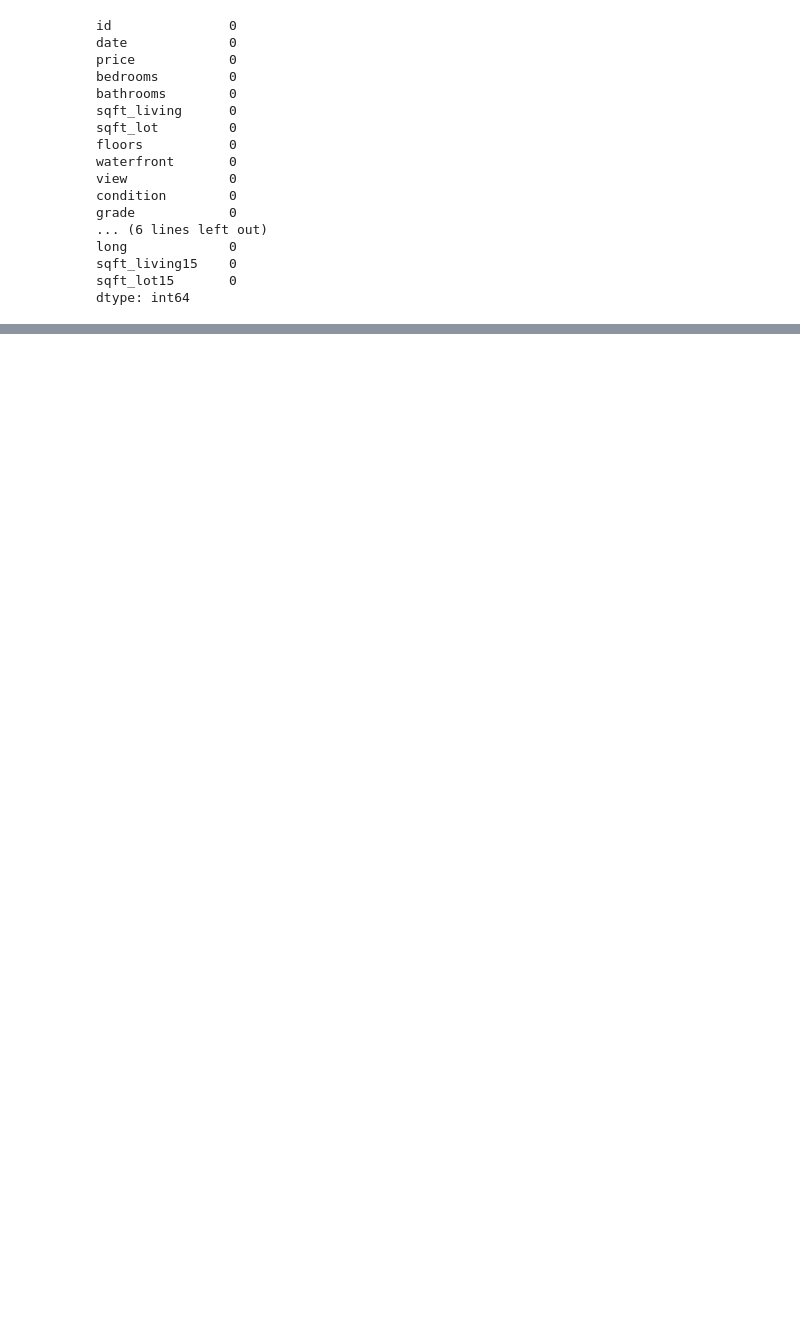
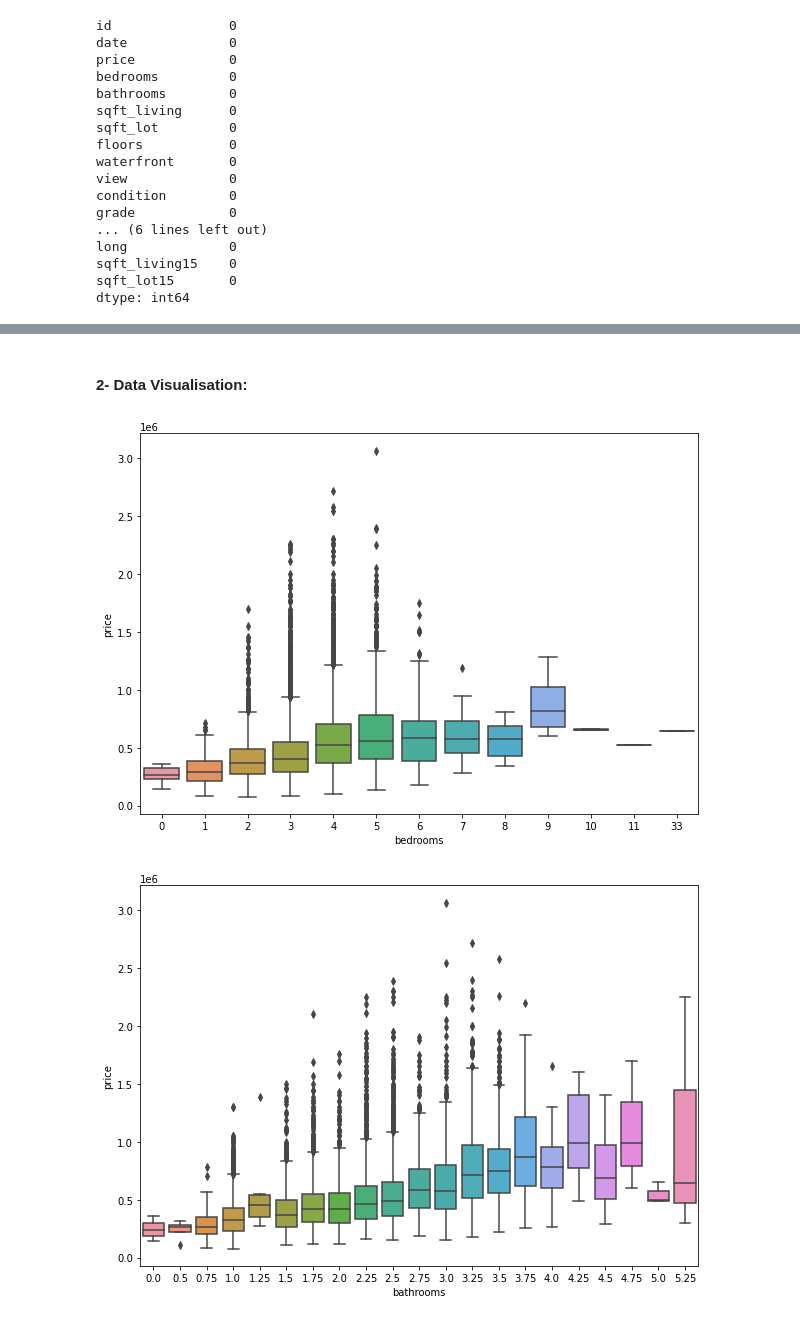
Before and after one commit to ziadhegazi/Intro-to-Artifictial-Intelligence, a Jupyter notebook: Regression Model/House_Price_Pred.ipynb, the cells around one changed output, grey strips where cells are left out. Drawn from its saved outputs; the diff is of its cells as text; code cells hidden in the pictures; blank space fills up the shorter version.

```diff
--- a/Regression Model/House_Price_Pred.ipynb
+++ b/Regression Model/House_Price_Pred.ipynb
@@ -74,0 +131,13 @@ dtype: int64
+# %% [markdown]
+#### 2- Data Visualisation:
+# %%
+def boxPlot(data, features, yaxis):
+    for col in features:
+        mp.pyplot.subplots(figsize=(10,7))
+        sns.boxplot(data=data, x = col, y = yaxis)
+        mp.pyplot.show()
+
+boxPlot(new_data, ["bedrooms", "bathrooms", "floors", "waterfront", "view", "condition", "grade"], "price")
+# %% [output]
+[figure, added]
+[figure, added]
```
Also changed, not shown: parts of 28 cells of this notebook.
